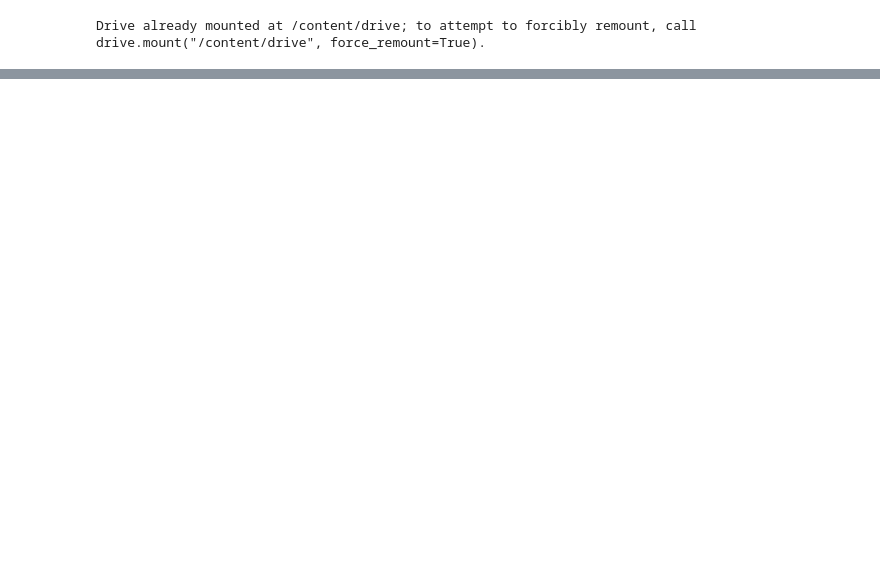
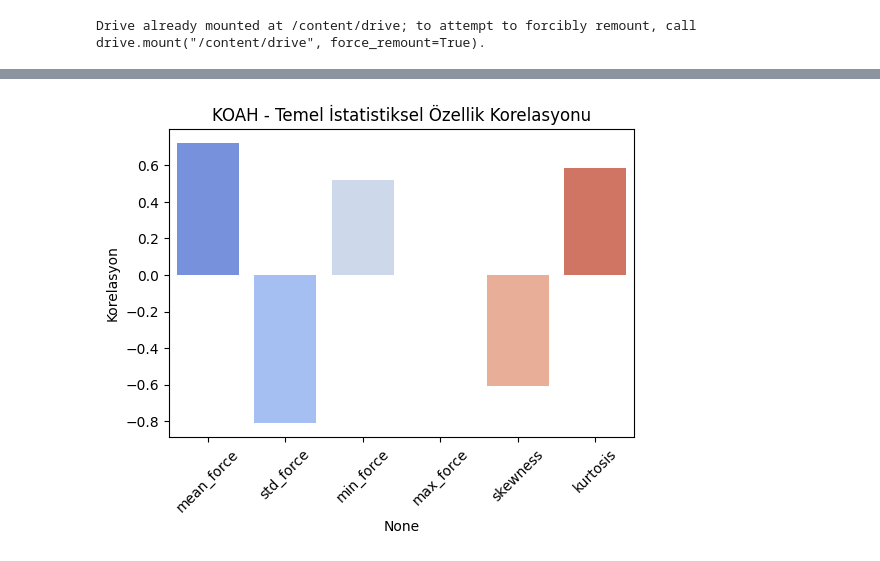
Before and after one commit to Dousery/AI_Powered_Human_Breathing, a Jupyter notebook: final_project.ipynb, the cells around one changed output, grey strips where cells are left out. Cells and saved outputs as stored; diff of their text form; code cells hidden in the pictures; blank space fills up the shorter version.

```diff
--- a/final_project.ipynb
+++ b/final_project.ipynb
@@ -268,0 +238,17 @@ plt.gca().spines[['top', 'right',]].set_visible(False)
+# %%
+# Temel istatistiksel özellikler
+basic_stats = df[['mean_force', 'std_force', 'min_force', 'max_force', 'skewness', 'kurtosis']].copy()
+basic_stats['is_sick'] = labels  # .loc ile veri ekleme
+
+# Korelasyon hesapla
+corr_basic = basic_stats.corr()['is_sick'].drop('is_sick')
+
+# Korelasyonu görselleştir;
+plt.figure(figsize=(6, 4))
+sns.barplot(x=corr_basic.index, y=corr_basic.values, palette='coolwarm', hue=corr_basic.index)
+plt.xticks(rotation=45)
+plt.title("KOAH - Temel İstatistiksel Özellik Korelasyonu")
+plt.ylabel("Korelasyon")
+plt.show()
+# %% [output]
+[figure, added]
```
Also changed, not shown: parts of 14 cells of this notebook.
